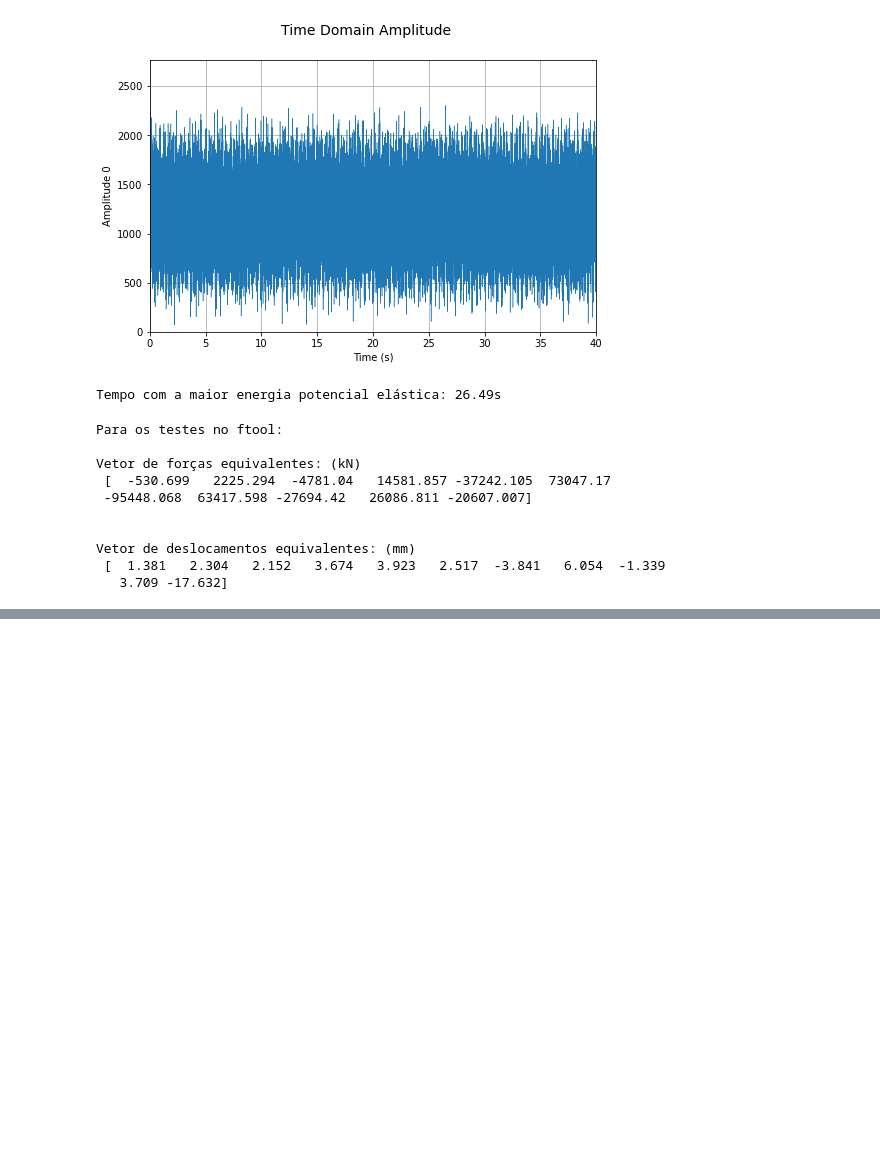
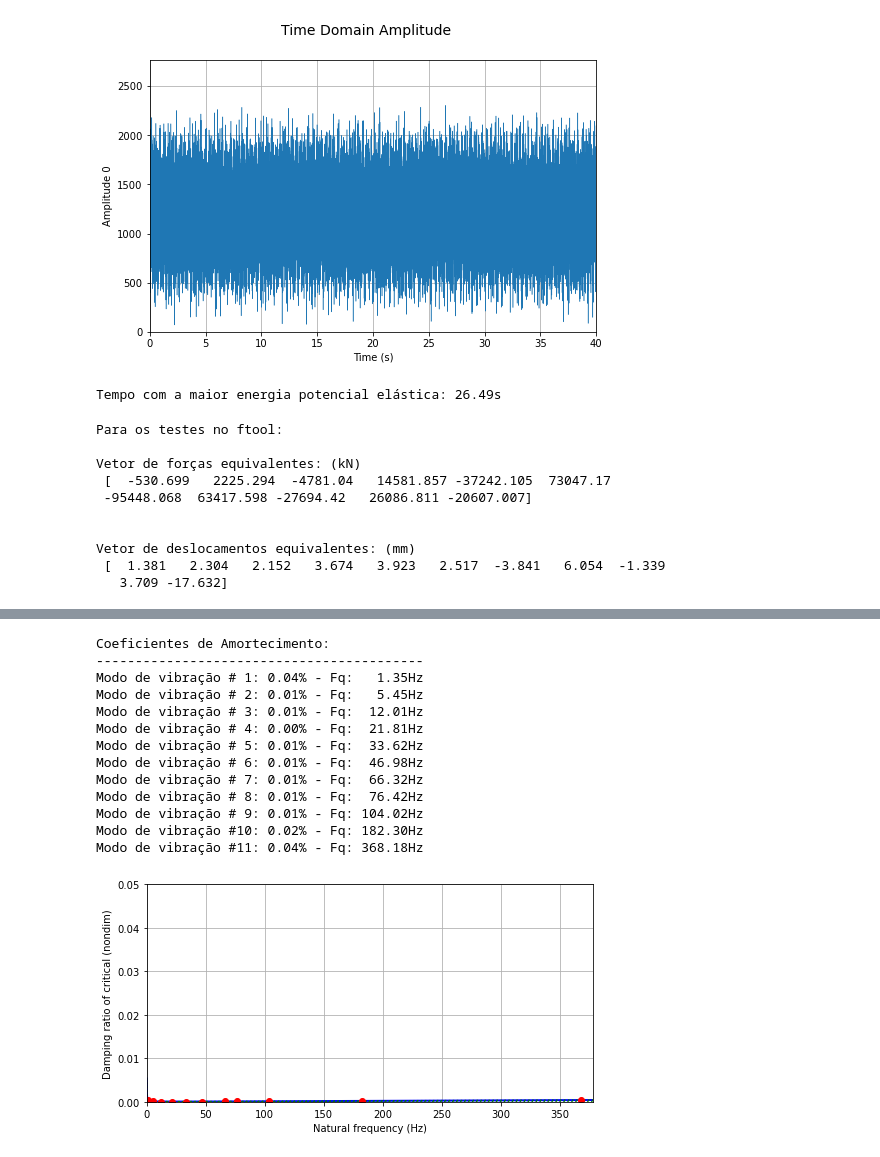
Before and after one commit to GarciaGabe/vibracoes, a Jupyter notebook: TRABALHOS/Trabalho 3/T3_0027550.ipynb, the cells around one changed output, grey strips where cells are left out. Saved outputs shown, nothing was run; the diff lists cells and outputs as text; code cells hidden in the pictures; blank space fills up the shorter version.

```diff
--- a/TRABALHOS/Trabalho 3/T3_0027550.ipynb
+++ b/TRABALHOS/Trabalho 3/T3_0027550.ipynb
@@ -447,0 +456,46 @@ O resultado obtido no ftool foi de 17.83mm contra 17.63mm calculado no python.
+# %%
+wki = wk[0];  zti = 0.0004
+wkj = wk[10];  ztj = 0.0004
+
+alpha = np.linalg.solve([[1/(2*wki), wki/2],
+                         [1/(2*wkj), wkj/2]], [zti, ztj])
+
+ztM  = lambda fk: alpha[0]/(4*np.pi*fk)
+ztK  = lambda fk: alpha[1]*np.pi*fk
+ztMK = lambda fk: ztM(fk) + ztK(fk)
+zk = ztMK(fk)
+
+
+fk1 = wk/(2*np.pi)
+fkx  = np.linspace(0.1, fk[10]+10, 2000)
+
+plt.figure(1, figsize=(8,4))
+plt.plot(fkx,  ztMK(fkx), 'b' , lw=2.0)
+plt.plot(fkx,  ztM (fkx), 'g:', lw=1.5)
+plt.plot(fkx,  ztK (fkx), 'g:', lw=1.5)
+plt.plot(fk1, ztMK(fk1), 'ro')
+plt.xlabel('Natural frequency (Hz)')
+plt.ylabel('Damping ratio of critical (nondim)')
+plt.axis([0, fk[10]+10, 0, 0.05])
+
+plt.grid(True)
+
+print("Coeficientes de Amortecimento:")
+print("------------------------------------------")
+for i in range(11):
+    print("Modo de vibração #{0:2.0f}: {1:.2f}% - Fq: {2:6.2f}Hz".format(i+1,zk[i]*100,fk[i]))
+# %% [output]
+Coeficientes de Amortecimento:
+------------------------------------------
+Modo de vibração # 1: 0.04% - Fq:   1.35Hz
+Modo de vibração # 2: 0.01% - Fq:   5.45Hz
+Modo de vibração # 3: 0.01% - Fq:  12.01Hz
+Modo de vibração # 4: 0.00% - Fq:  21.81Hz
+Modo de vibração # 5: 0.01% - Fq:  33.62Hz
+Modo de vibração # 6: 0.01% - Fq:  46.98Hz
+Modo de vibração # 7: 0.01% - Fq:  66.32Hz
+Modo de vibração # 8: 0.01% - Fq:  76.42Hz
+Modo de vibração # 9: 0.01% - Fq: 104.02Hz
+Modo de vibração #10: 0.02% - Fq: 182.30Hz
+Modo de vibração #11: 0.04% - Fq: 368.18Hz
+[figure, added]
```
Also changed, not shown: parts of 15 cells of this notebook, 6 other files.
